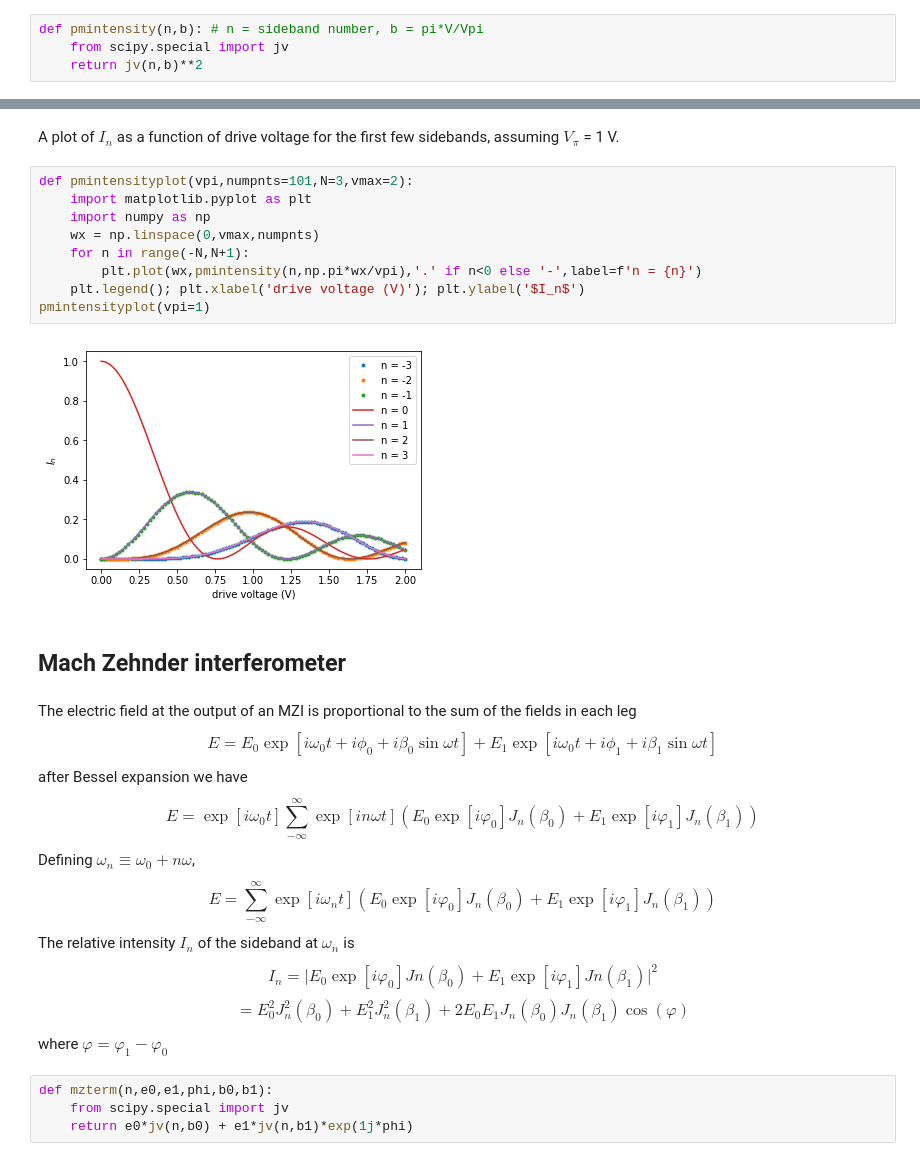
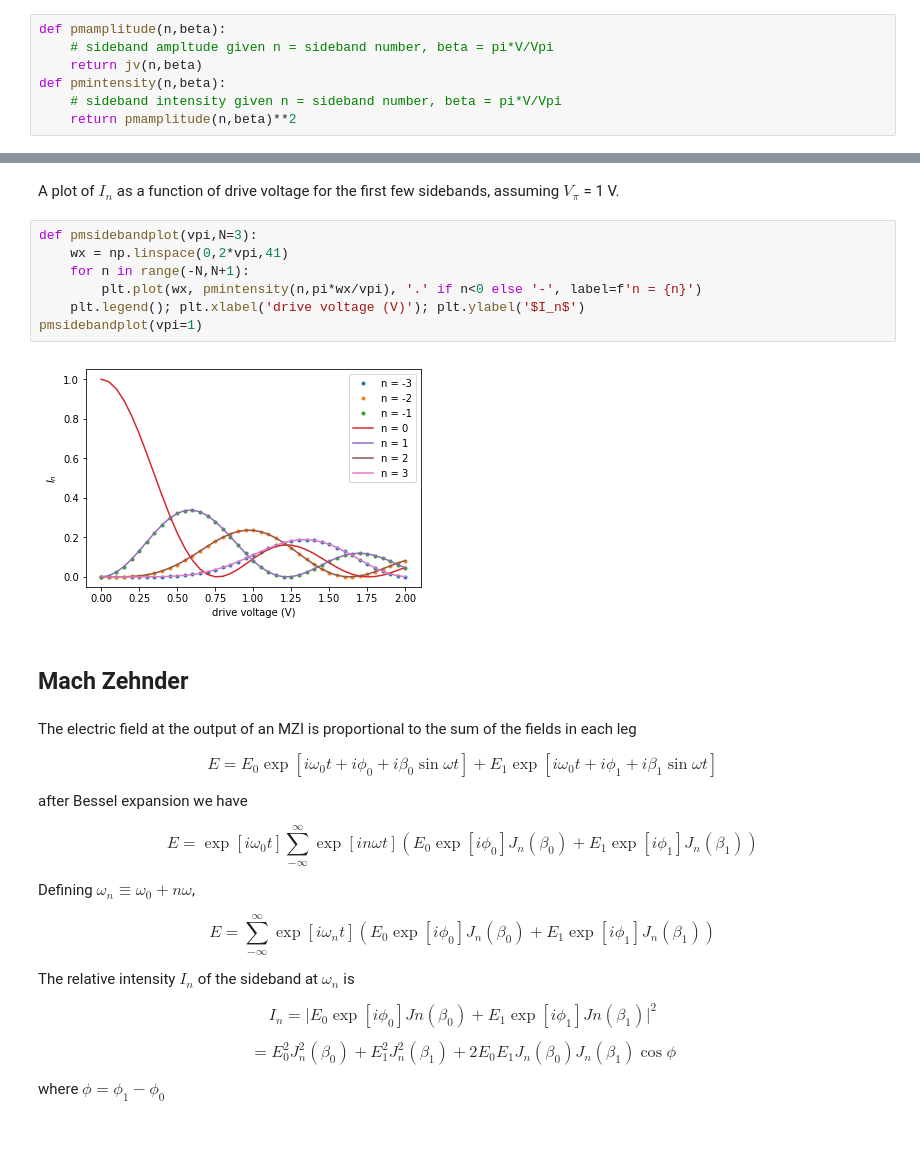
Before and after one commit to decoherer/sidebands, a Jupyter notebook: sidebands.ipynb, the cells around one changed output, grey strips where cells are left out. Cells and saved outputs as stored; diff of their text form; blank space fills up the shorter version.

```diff
--- a/sidebands.ipynb
+++ b/sidebands.ipynb
@@ -14,8 +26,11 @@ The relative intensity $I_n$ of the sideband at $\omega_n$ is
 $$ I_n = J_n^2(\beta) $$
-# %%
-def pmintensity(n,b): # n = sideband number, b = pi*V/Vpi
-    from scipy.special import jv
-    return jv(n,b)**2
+# %%
+def pmamplitude(n,beta):
+    # sideband ampltude given n = sideband number, beta = pi*V/Vpi
+    return jv(n,beta)
+def pmintensity(n,beta):
+    # sideband intensity given n = sideband number, beta = pi*V/Vpi
+    return pmamplitude(n,beta)**2
 # %% [markdown]
 The sideband intensities sum to one.
 # %%
@@ -30,30 +45,33 @@ pmintensity(0,0)
 # %% [markdown]
 A plot of $I_n$ as a function of drive voltage for the first few sidebands, assuming $V_\pi$ = 1 V.
 # %%
-def pmintensityplot(vpi,numpnts=101,N=3,vmax=2):
-    import matplotlib.pyplot as plt
-    import numpy as np
-    wx = np.linspace(0,vmax,numpnts)
+def pmsidebandplot(vpi,N=3):
+    wx = np.linspace(0,2*vpi,41)
     for n in range(-N,N+1):
-        plt.plot(wx,pmintensity(n,np.pi*wx/vpi),'.' if n<0 else '-',label=f'n = {n}')
+        plt.plot(wx, pmintensity(n,pi*wx/vpi), '.' if n<0 else '-', label=f'n = {n}')
     plt.legend(); plt.xlabel('drive voltage (V)'); plt.ylabel('$I_n$')
-pmintensityplot(vpi=1)
+pmsidebandplot(vpi=1)
 # %% [output]
-[figure, old version]
+[figure, new version]
 # %% [markdown]
-## Mach Zehnder interferometer
+## Mach Zehnder
 # %% [markdown]
 The electric field at the output of an MZI is proportional to the sum of the fields in each leg
-$$ E = E_0 \exp[i ω_0 t + i \phi_0 + i \beta_0 \sin ω t] + E_1 \exp[i ω_0 t + i \phi_1 + i \beta_1 \sin ω t] $$
+
+$$ E = E_0 \exp[i \omega_0 t + i \phi_0 + i \beta_0 \sin \omega t] + E_1 \exp[i \omega_0 t + i \phi_1 + i \beta_1 \sin \omega t] $$
+
 after Bessel expansion we have
-$$ E = \exp[iω_0t] \sum_{-\infty}^{\infty} \exp[inωt] \left( E_0 \exp[iφ_0] J_n(β_0) + E_1 \exp[iφ_1] J_n(β_1) \right) $$
+
+$$ E = \exp[i\omega_0 t] \sum_{-\infty}^{\infty} \exp[in\omega t] \left( E_0 \exp[i \phi_0] J_n(\beta_0) + E_1 \exp[i \phi_1] J_n(\beta_1) \right) $$
+
 Defining $\omega_n \equiv \omega_0 + n \omega$,
-$$ E = \sum_{-\infty}^{\infty} \exp[iω_nt] \left( E_0 \exp[iφ_0] J_n(β_0) + E_1 \exp[iφ_1] J_n(β_1) \right) $$
+
+$$ E = \sum_{-\infty}^{\infty} \exp[i\omega_nt] \left( E_0 \exp[i \phi_0] J_n(\beta_0) + E_1 \exp[i \phi_1] J_n(\beta_1) \right) $$
+
 The relative intensity $I_n$ of the sideband at $\omega_n$ is
-$$ I_n = \lvert E_0 \exp[iφ_0] Jn(β_0) + E_1 \exp[iφ_1] Jn(β_1) \rvert ^2 $$
-$$ = E_0^2 J_n^2(β_0) + E_1^2 J_n^2(β_1) + 2 E_0 E_1 J_n(β_0) J_n(β_1) \cos(φ) $$
-where $φ = φ_1 - φ_0$
+
+$$ I_n = \lvert E_0 \exp[i \phi_0] Jn(\beta_0) + E_1 \exp[i \phi_1] Jn(\beta_1) \rvert ^2 $$
+
+$$ = E_0^2 J_n^2(\beta_0) + E_1^2 J_n^2(\beta_1) + 2 E_0 E_1 J_n(\beta_0) J_n(\beta_1) \cos \phi $$
+
+where $ \phi =  \phi_1 -  \phi_0$
-# %%
-def mzterm(n,e0,e1,phi,b0,b1):
-    from scipy.special import jv
-    return e0*jv(n,b0) + e1*jv(n,b1)*exp(1j*phi)
```
Also changed, not shown: parts of 8 cells of this notebook.
